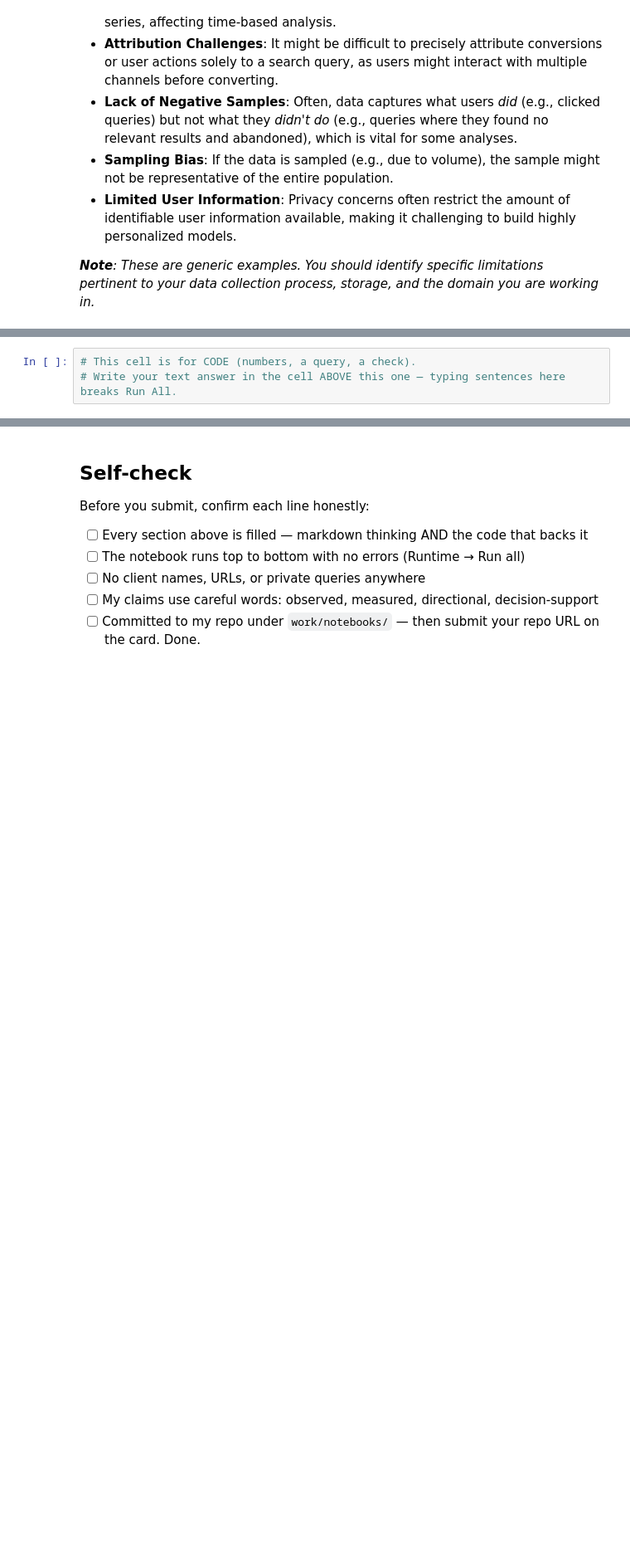
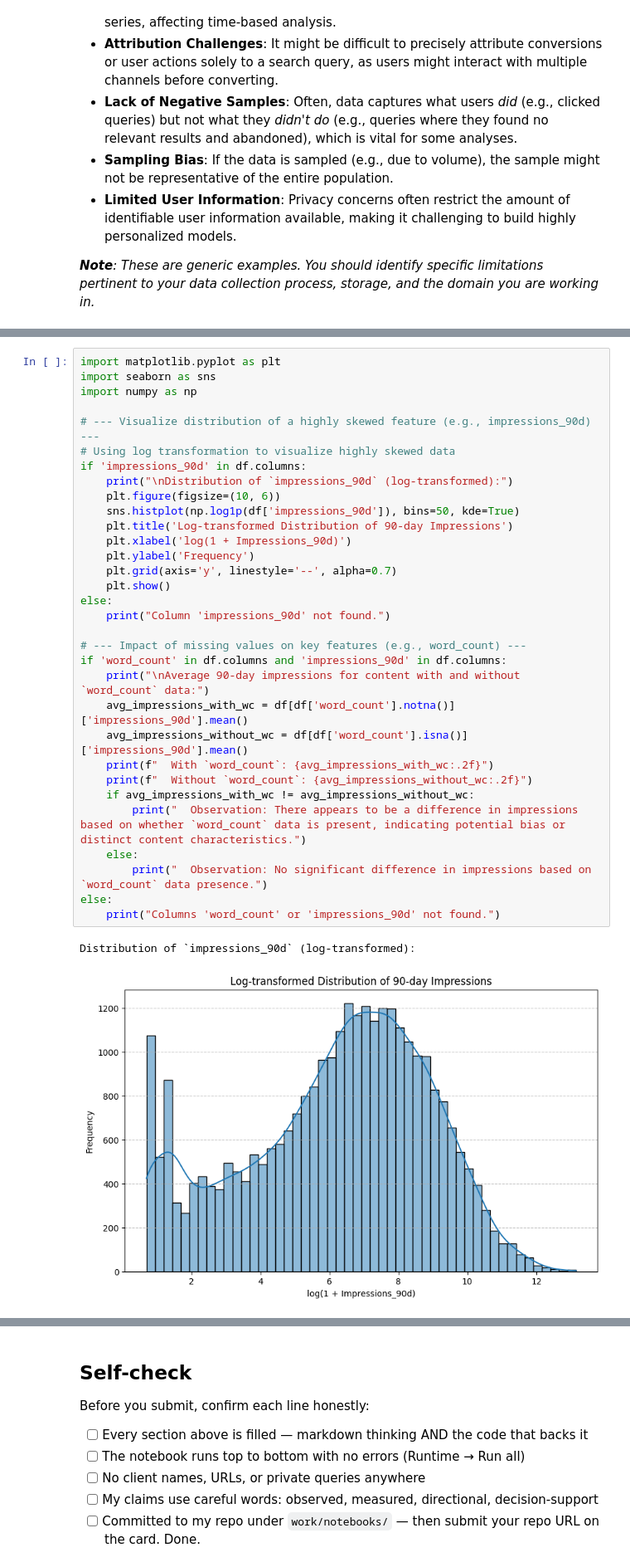
Before and after one commit to kunaaaaaal-cmd/ml-internship-starter, a Jupyter notebook: work/notebooks/w03_data_contract.ipynb, the cells around one changed output, grey strips where cells are left out. Shown at 83% size. Drawn from its saved outputs; the diff is of its cells as text; blank space fills up the shorter version.

```diff
--- a/work/notebooks/w03_data_contract.ipynb
+++ b/work/notebooks/w03_data_contract.ipynb
@@ -271,3 +566,35 @@ Placeholder: Add code here to investigate specific data limits (e.g., data gaps,
 # %%
-# This cell is for CODE (numbers, a query, a check).
-# Write your text answer in the cell ABOVE this one — typing sentences here breaks Run All.
+import matplotlib.pyplot as plt
+import seaborn as sns
+import numpy as np
+
+# --- Visualize distribution of a highly skewed feature (e.g., impressions_90d) ---
+# Using log transformation to visualize highly skewed data
+if 'impressions_90d' in df.columns:
+    print("\nDistribution of `impressions_90d` (log-transformed):")
+    plt.figure(figsize=(10, 6))
+    sns.histplot(np.log1p(df['impressions_90d']), bins=50, kde=True)
+    plt.title('Log-transformed Distribution of 90-day Impressions')
+    plt.xlabel('log(1 + Impressions_90d)')
+    plt.ylabel('Frequency')
+    plt.grid(axis='y', linestyle='--', alpha=0.7)
+    plt.show()
+else:
+    print("Column 'impressions_90d' not found.")
+
+# --- Impact of missing values on key features (e.g., word_count) ---
+if 'word_count' in df.columns and 'impressions_90d' in df.columns:
+    print("\nAverage 90-day impressions for content with and without `word_count` data:")
+    avg_impressions_with_wc = df[df['word_count'].notna()]['impressions_90d'].mean()
+    avg_impressions_without_wc = df[df['word_count'].isna()]['impressions_90d'].mean()
+    print(f"  With `word_count`: {avg_impressions_with_wc:.2f}")
+    print(f"  Without `word_count`: {avg_impressions_without_wc:.2f}")
+    if avg_impressions_with_wc != avg_impressions_without_wc:
+        print("  Observation: There appears to be a difference in impressions based on whether `word_count` data is present, indicating potential bias or distinct content characteristics.")
+    else:
+        print("  Observation: No significant difference in impressions based on `word_count` data presence.")
+else:
+    print("Columns 'word_count' or 'impressions_90d' not found.")
+# %% [output]
+Distribution of `impressions_90d` (log-transformed):
+[figure, added]
```
Also changed, not shown: parts of 14 cells of this notebook.
